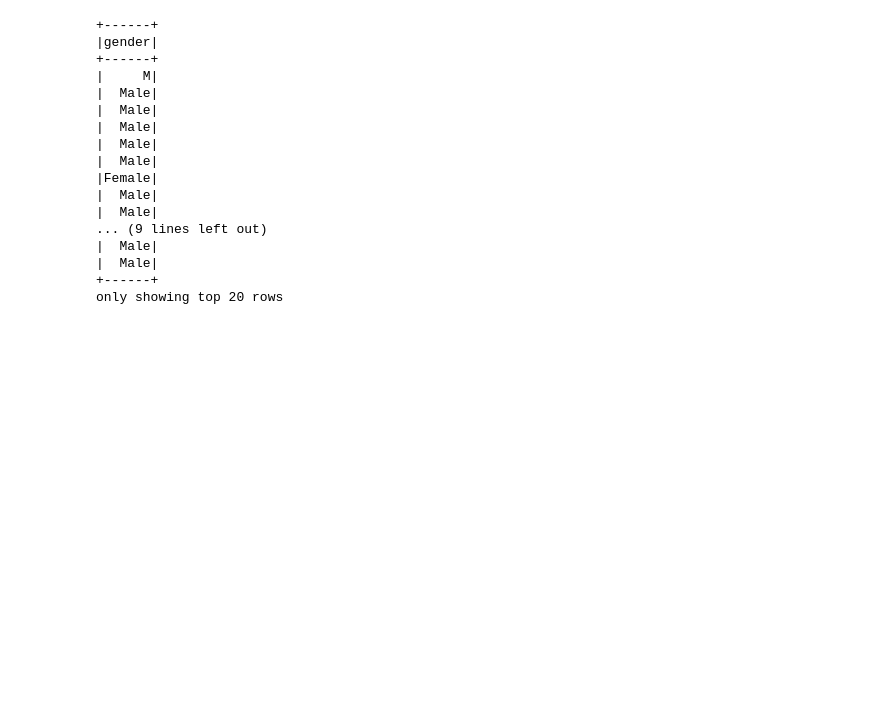
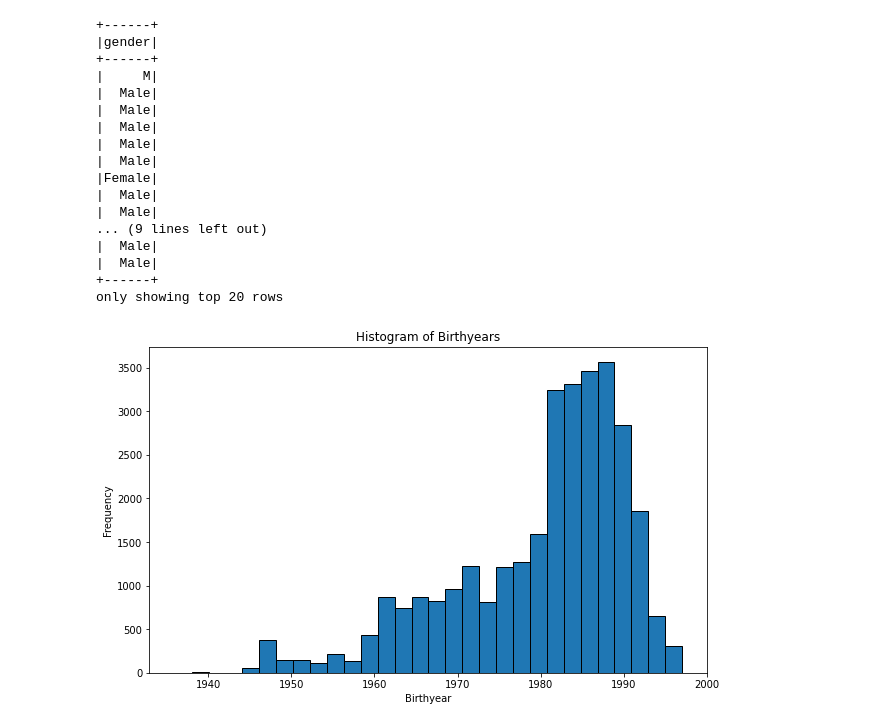
Before and after one commit to XuechenSun/Iteration-4, a Jupyter notebook: BDAS.ipynb, the cells around one changed output. Drawn from its saved outputs; the diff is of its cells as text; code cells hidden in the pictures; blank space fills up the shorter version.

```diff
--- a/BDAS.ipynb
+++ b/BDAS.ipynb
@@ -234,3 +202,14 @@ df.select('gender').show()
 |  Male|
 +------+
 only showing top 20 rows
+# %%
+birthyear_column = df.select('birthyear').toPandas()
+
+plt.figure(figsize=(10, 6))
+plt.hist(birthyear_column['birthyear'], bins=30, edgecolor='black')
+plt.title('Histogram of Birthyears')
+plt.xlabel('Birthyear')
+plt.ylabel('Frequency')
+plt.show()
+# %% [output]
+[figure, added]
```
Also changed, not shown: parts of 24 cells of this notebook.
